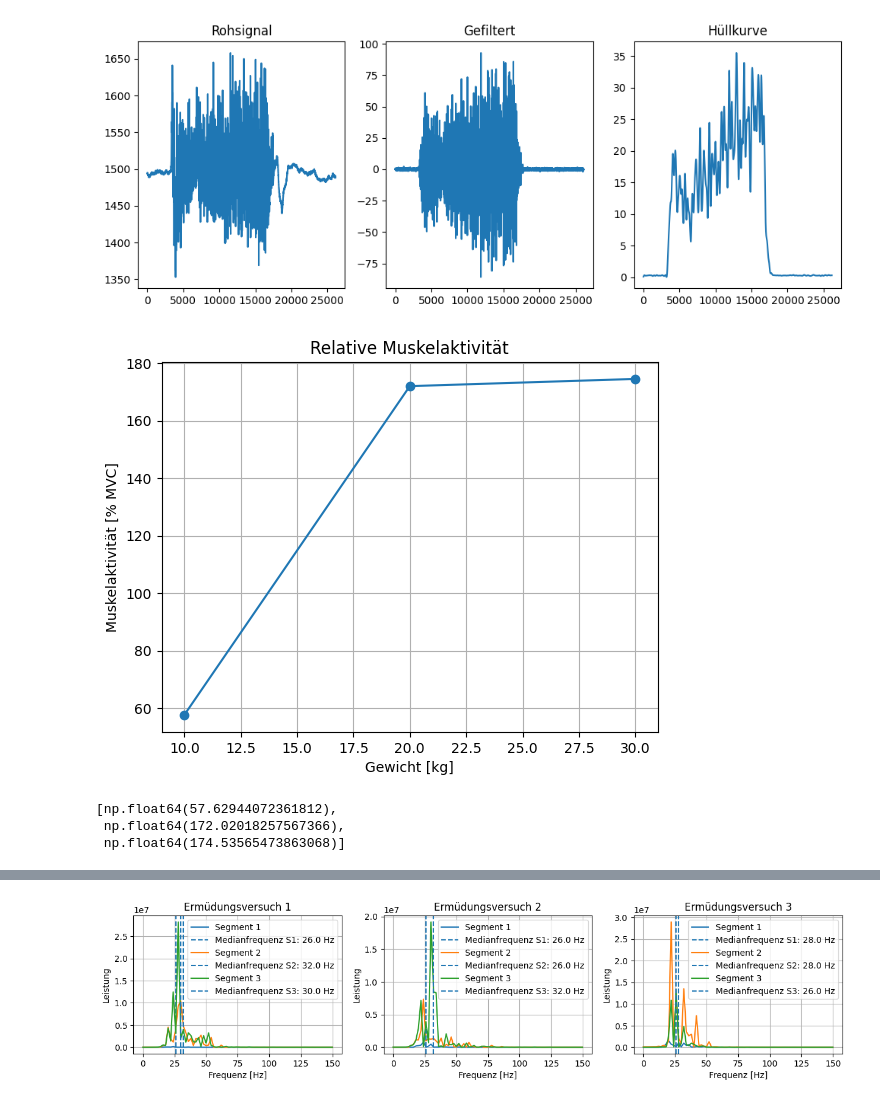
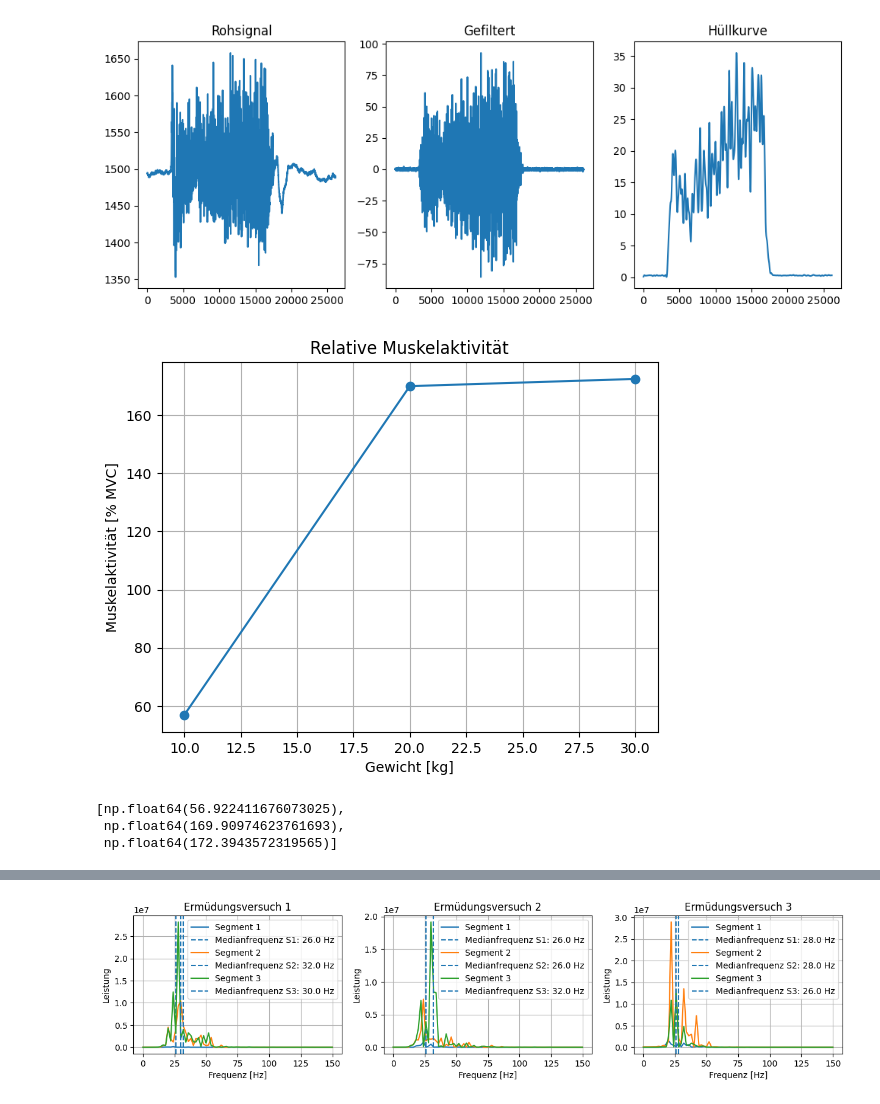
Before and after one commit to Gabse213/Biosignal_Lab_3, a Jupyter notebook: Lab3/MainCode3.ipynb, the cells around one changed output, grey strips where cells are left out. Drawn from its saved outputs; the diff is of its cells as text; code cells hidden in the pictures.

```diff
--- a/Lab3/MainCode3.ipynb
+++ b/Lab3/MainCode3.ipynb
@@ -56,7 +56,7 @@ def load(files):
     for f in files:
         df = pd.read_csv(f, sep=None, engine="python")  # Separator automatisch
         # NIMM IMMER DIE EMG-SPALTE (meist die letzte)
-        emg = df.iloc[:, -1]
+        emg = pd.to_numeric(df.iloc[:, -1], errors="coerce").dropna()
         data.append(emg.values)
     return data
 
@@ -91,11 +91,13 @@ def preprocess(data):
 mvc_filt, mvc_env = zip(*[preprocess(d) for d in mvc_raw])
 weights_filt, weights_env = zip(*[preprocess(d) for d in weights_raw])
 fatigue_filt, fatigue_env = zip(*[preprocess(d) for d in fatigue_raw])
+mvc_env_ref = mvc_env[:3]  # Nur die ersten 3 MVCs für Referenz
 # %%
 
 # MVC Berechnung
 mvc_values = [np.mean(env) for env in mvc_env]
 MVC = np.mean(mvc_values)
+MVC_ref = np.mean([np.mean(env) for env in mvc_env_ref])
 
 
 
@@ -140,23 +142,23 @@ plt.show()
 # %%
 
 # Relative Muskelaktivität (Experiment 2)
-weights_activity = [np.mean(env)/MVC*100 for env in weights_env]
+weights_activity = [np.mean(env)/MVC_ref*100 for env in weights_env]
 weights_percent = [10, 20, 30]
 
 plt.figure()
 plt.plot(weights_percent, weights_activity, 'o-')
 plt.xlabel("Gewicht [kg]")
 plt.ylabel("Muskelaktivität [% MVC]")
 plt.title("Relative Muskelaktivität")
 plt.grid()
 plt.show()
 
 weights_activity
 # %% [output]
-[figure, old version]
+[figure, new version]
-[np.float64(57.62944072361812),
- np.float64(172.02018257567366),
- np.float64(174.53565473863068)]
+[np.float64(56.922411676073025),
+ np.float64(169.90974623761693),
+ np.float64(172.3943572319565)]
 # %%
 
 # Frequenzanalyse Funktion
```
Also changed, not shown: parts of 2 cells of this notebook, 1 other file.
